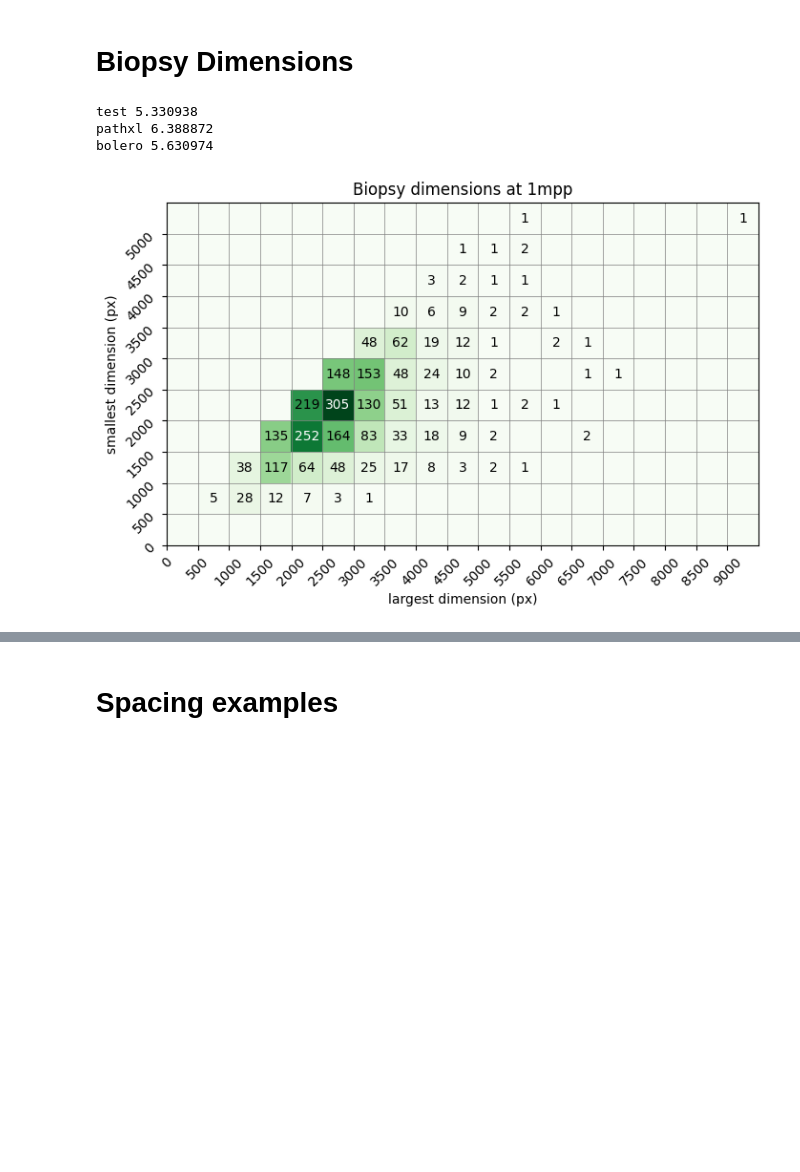
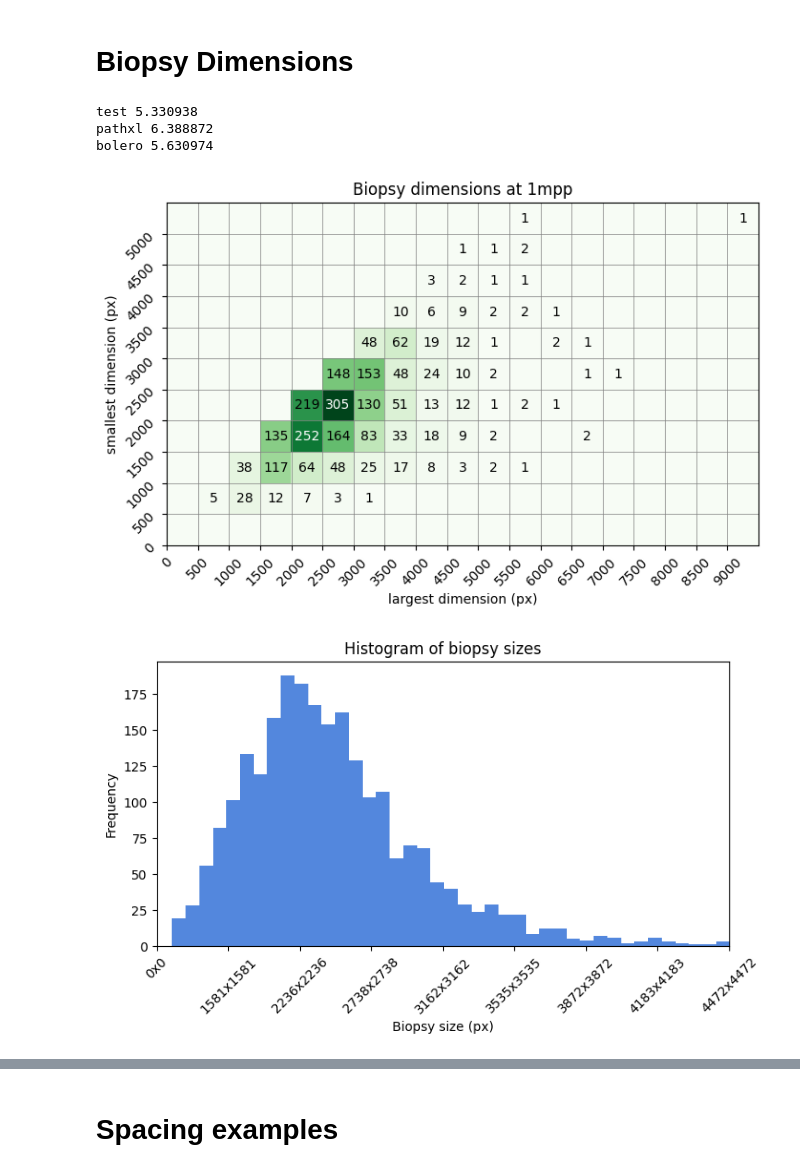
Before and after one commit to ObviouslyLuuk/BE_p53_classification, a Jupyter notebook: vis_data.ipynb, the cells around one changed output, grey strips where cells are left out. Cells and saved outputs as stored; diff of their text form; code cells hidden in the pictures; blank space fills up the shorter version.

```diff
--- a/vis_data.ipynb
+++ b/vis_data.ipynb
@@ -146,30 +153,62 @@ max_count = np.max(bins)
 
 
 # Plot heatmap
 plt.figure(figsize=(8,8))
 plt.imshow(bins, cmap='Greens', interpolation='nearest') # good colormaps: hot, jet, viridis
 plt.gca().invert_yaxis()
 plt.yticks(np.arange(bin_count0)-0.5, [str(i * binsize) for i in range(bin_count0)], rotation=45)
 plt.xticks(np.arange(bin_count1)-0.5, [str(i * binsize) for i in range(bin_count1)], rotation=45)
 # put text on heatmap
 for i in range(bin_count0):
     for j in range(bin_count1):
         if bins[i, j] == 0:
             continue
         color = 'black' if bins[i, j] < max_count * 0.75 else 'white'
         plt.text(j, i, str(int(bins[i, j])), color=color, ha='center', va='center')
 # plt.colorbar()
 plt.title('Biopsy dimensions at 1mpp')
 plt.ylabel('smallest dimension (px)')
 plt.xlabel('largest dimension (px)')
 # Add grid lines between bins
 for i in range(bin_count0):
     plt.axhline(i - 0.5, color='grey', linewidth=0.5)
 for j in range(bin_count1):
     plt.axvline(j - 0.5, color='grey', linewidth=0.5)
 plt.show()
+
+
+# Plot histogram of biopsy sizes
+plt.figure(figsize=(8,4))
+plt.hist([dim[0] * dim[1] for dim in biopsy_dims.values()], bins=100, color=color_dict['b'])
+plt.xlim(0, 2e7)
+
+# Make x labels the root of the x labels as f"root x root"
+# So the x labels are the dimensions instead of the area
+xticks = plt.xticks()[0]
+xticklabels = [f"{int(np.sqrt(x))}x{int(np.sqrt(x))}" for x in xticks if x >= 0]
+plt.xticks(xticks, xticklabels, rotation=45)
+
+plt.xlabel('Biopsy size (px)')
+plt.ylabel('Frequency')
+plt.title('Histogram of biopsy sizes')
+plt.show()
+
+# Plot histogram of biopsy sizes for each dataset on top of each other
+plt.figure(figsize=(8,4))
+for data_name in ['test', 'pathxl', 'bolero']:
+    plt.hist([dim[0] * dim[1] for i, dim in biopsy_dims.items() if data_name in i], bins=100, alpha=0.5, label=data_name)
+plt.xlim(0, 2e7)
+plt.legend()
+xticks = plt.xticks()[0]
+xticklabels = [f"{int(np.sqrt(x))}x{int(np.sqrt(x))}" for x in xticks if x >= 0]
+plt.xticks(xticks, xticklabels, rotation=45)
+plt.xlabel('Biopsy size (px)')
+plt.ylabel('Frequency')
+plt.title('Histogram of biopsy sizes')
+plt.show()
 # %% [output]
 test 5.330938
 pathxl 6.388872
 bolero 5.630974
 [figure]
+[figure, added]
```
Also changed, not shown: parts of 10 cells of this notebook, 4 other files.
